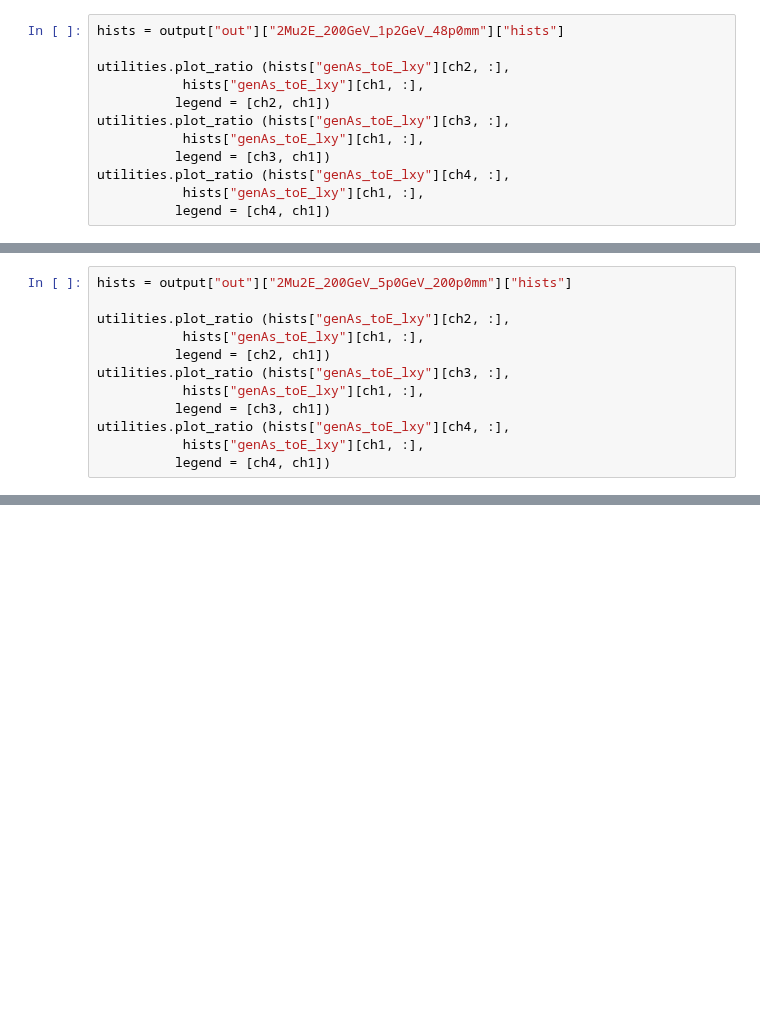
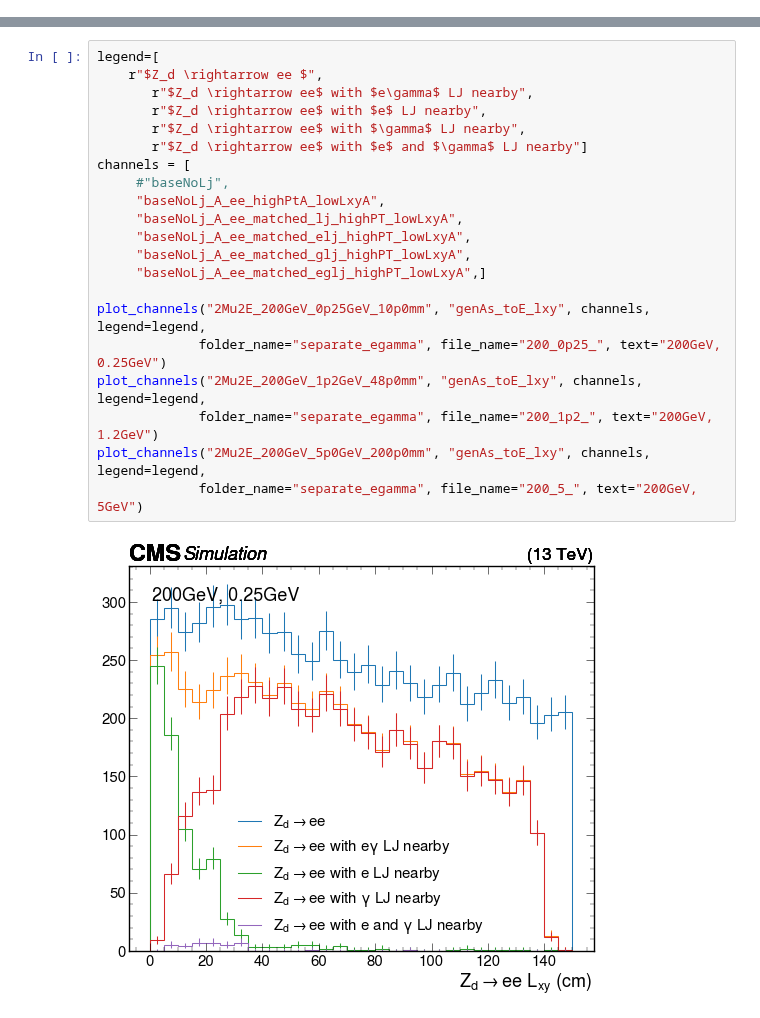
Before and after one commit to yeopjjang/SIDM, a Jupyter notebook: sidm/studies/ljRecoEffi_studies/e_or_g_effi.ipynb, the cells around one changed output, grey strips where cells are left out. Saved outputs shown, nothing was run; the diff lists cells and outputs as text; blank space fills up the shorter version.

```diff
--- a/sidm/studies/ljRecoEffi_studies/e_or_g_effi.ipynb
+++ b/sidm/studies/ljRecoEffi_studies/e_or_g_effi.ipynb
@@ -177,12 +122,0 @@ utilities.plot_ratio (hists["genAs_toE_lxy"][ch4, :],
-# %%
-hists = output["out"]["2Mu2E_200GeV_1p2GeV_48p0mm"]["hists"]
-
-utilities.plot_ratio (hists["genAs_toE_lxy"][ch2, :],
-           hists["genAs_toE_lxy"][ch1, :],
-          legend = [ch2, ch1])
-utilities.plot_ratio (hists["genAs_toE_lxy"][ch3, :],
-           hists["genAs_toE_lxy"][ch1, :],
-          legend = [ch3, ch1])
-utilities.plot_ratio (hists["genAs_toE_lxy"][ch4, :],
-           hists["genAs_toE_lxy"][ch1, :],
-          legend = [ch4, ch1])
@@ -193,12 +122,0 @@ utilities.plot_ratio (hists["genAs_toE_lxy"][ch4, :],
-# %%
-hists = output["out"]["2Mu2E_200GeV_5p0GeV_200p0mm"]["hists"]
-
-utilities.plot_ratio (hists["genAs_toE_lxy"][ch2, :],
-           hists["genAs_toE_lxy"][ch1, :],
-          legend = [ch2, ch1])
-utilities.plot_ratio (hists["genAs_toE_lxy"][ch3, :],
-           hists["genAs_toE_lxy"][ch1, :],
-          legend = [ch3, ch1])
-utilities.plot_ratio (hists["genAs_toE_lxy"][ch4, :],
-           hists["genAs_toE_lxy"][ch1, :],
-          legend = [ch4, ch1])
@@ -341,0 +149,23 @@ utilities.plot_ratio (hists["genAs_toE_lxy"][ch9, :],
+# %%
+legend=[
+    r"$Z_d \rightarrow ee $",
+       r"$Z_d \rightarrow ee$ with $e\gamma$ LJ nearby",
+       r"$Z_d \rightarrow ee$ with $e$ LJ nearby",
+       r"$Z_d \rightarrow ee$ with $\gamma$ LJ nearby",
+       r"$Z_d \rightarrow ee$ with $e$ and $\gamma$ LJ nearby"]
+channels = [
+     #"baseNoLj",
+     "baseNoLj_A_ee_highPtA_lowLxyA",
+     "baseNoLj_A_ee_matched_lj_highPT_lowLxyA",
+     "baseNoLj_A_ee_matched_elj_highPT_lowLxyA",
+     "baseNoLj_A_ee_matched_glj_highPT_lowLxyA",
+     "baseNoLj_A_ee_matched_eglj_highPT_lowLxyA",]
+
+plot_channels("2Mu2E_200GeV_0p25GeV_10p0mm", "genAs_toE_lxy", channels, legend=legend,
+             folder_name="separate_egamma", file_name="200_0p25_", text="200GeV, 0.25GeV")
+plot_channels("2Mu2E_200GeV_1p2GeV_48p0mm", "genAs_toE_lxy", channels, legend=legend,
+             folder_name="separate_egamma", file_name="200_1p2_", text="200GeV, 1.2GeV")
+plot_channels("2Mu2E_200GeV_5p0GeV_200p0mm", "genAs_toE_lxy", channels, legend=legend,
+             folder_name="separate_egamma", file_name="200_5_", text="200GeV, 5GeV")
+# %% [output]
+[figure, added]
```
Also changed, not shown: parts of 17 cells of this notebook, 8 other files.
